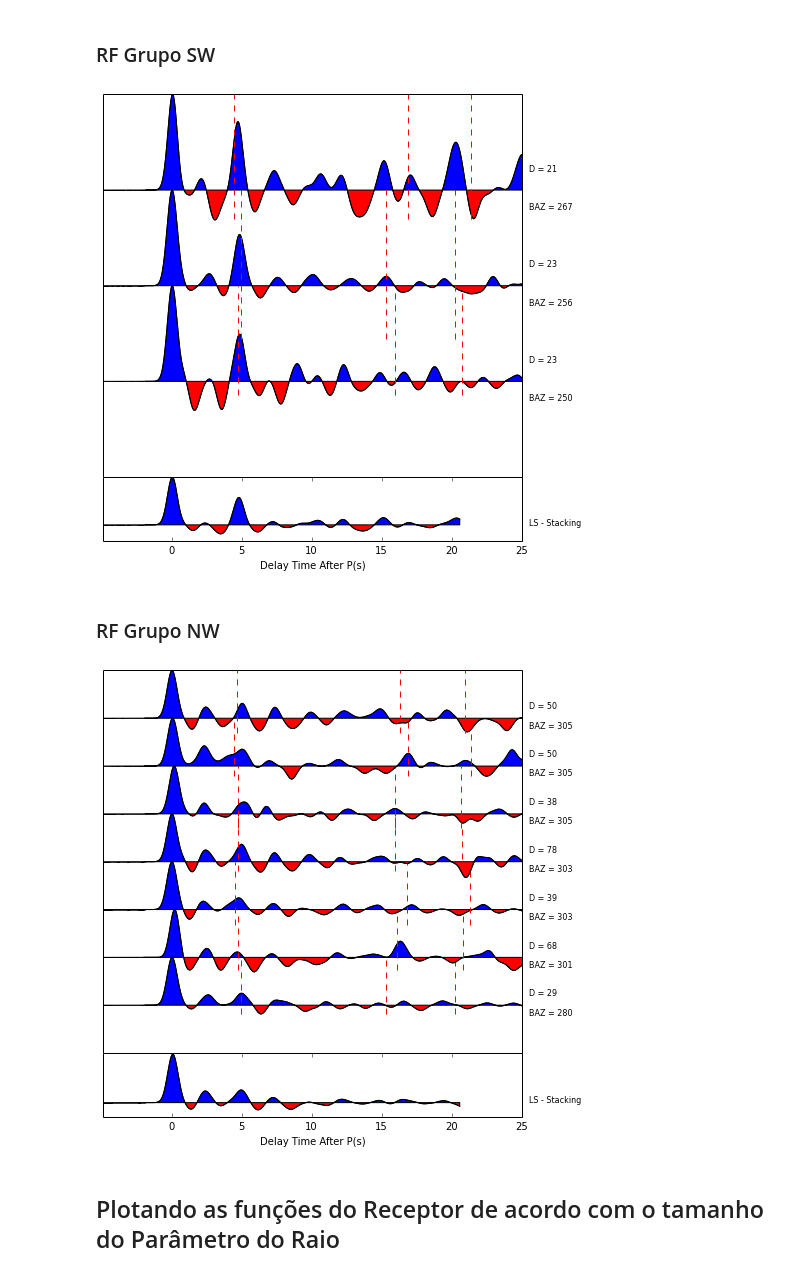
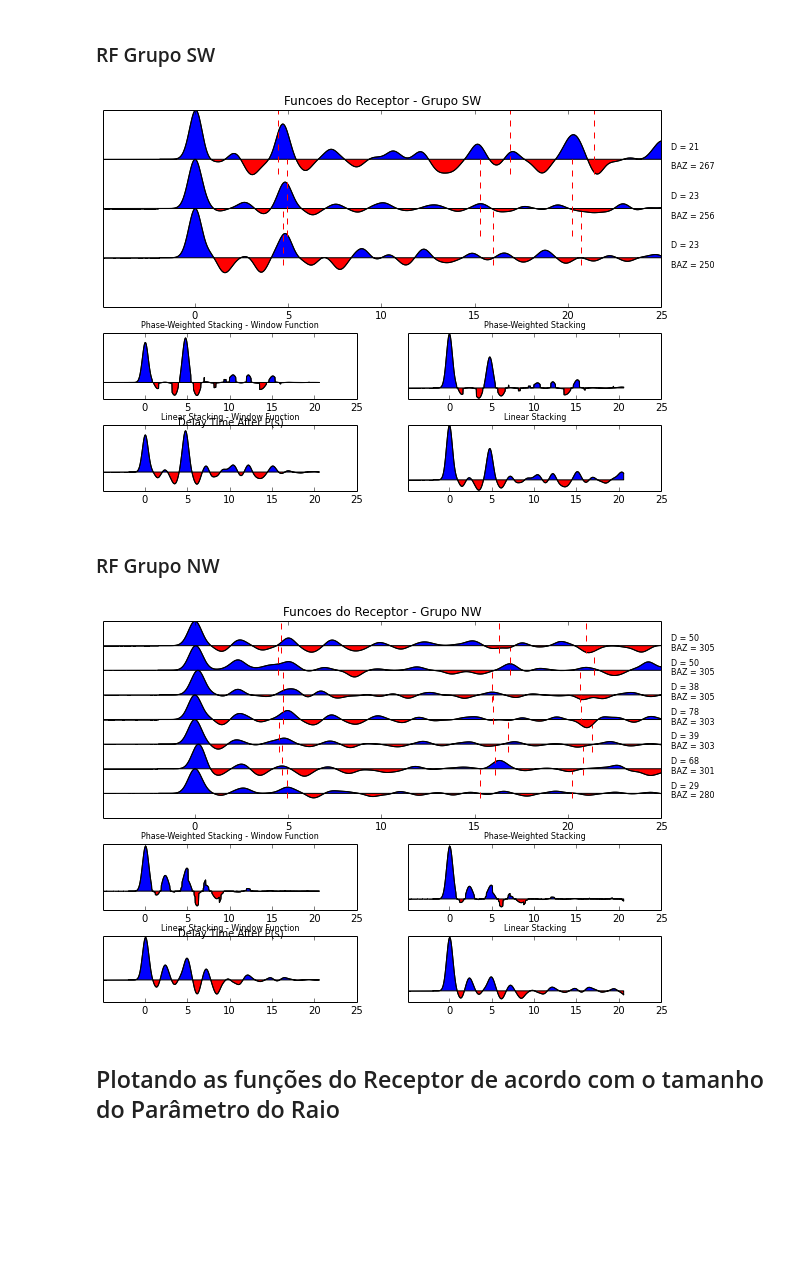
Before and after one commit to dIOGOLOC/projeto_mestrado, a Jupyter notebook: plotagem_funcao_receptor.ipynb, the cells around one changed output. Saved outputs shown, nothing was run; the diff lists cells and outputs as text; code cells hidden in the pictures; blank space fills up the shorter version.

Commit message:
Finalizando as funções do Receptor com a automatização e a plotagem dos Empilhamentos Linear, Linear com Janelamento, Ponderado na Fase e Ponderado na Fase com janelamento.

```diff
--- a/plotagem_funcao_receptor.ipynb
+++ b/plotagem_funcao_receptor.ipynb
@@ -99,15 +100,15 @@ dados=np.genfromtxt('/home/diogo/projeto/process_antigo/' + STA + '/hkstack/tPs_
 Calculando o linear stack(LS) e o Phase-weighted stack(PWS), <i> Schimmel and Paulssen (1997)</i>:
 # %%
 STdados = {'stR':[],'dataR':[],'stT':[],'dataT':[],'time':[],'orglist':[],'gcarc': [],'BAZ':[],'RP':[],
-           'ampli_min':[],'ampli_max':[],'tPpPs':[],'tPsPs':[],'data1024':[],'phase':[],'phase_stack':[],'LS':[],'PWS':[],'stack_time':[]}
+           'ampli_min':[],'ampli_max':[],'tPpPs':[],'tPsPs':[],'data1024':[],'data1024_window':[],'phase':[],'phase_stack':[],'phase_window':[],'LS':[],'LS_window':[],'phase_stack_window':[],'PWS':[],'PWS_window':[],'stack_time':[]}
 # %%
 STdados['stR'] = obspy.read('ON*0.sac')
 STdados['stR'].normalize()
 STdados['dataR'] = [i.data for i in STdados['stR']]
-STdados['stT'] = obspy.read('*t.sac')
-STdados['dataT'] = [i.data for i in STdados['stT']]
+#STdados['stT'] = obspy.read('*t.sac')
+#STdados['dataT'] = [i.data for i in STdados['stT']]
 STdados['timeR'] = [i.times() for i in STdados['stR']]
-STdados['timeT'] = [i.times() for i in STdados['stT']]
+#STdados['timeT'] = [i.times() for i in STdados['stT']]
 STdados['gcarc'] = [format(i.stats.sac.gcarc,'.0f') for i in STdados['stR']]
 STdados['BAZ'] = [format(i.stats.sac.baz,'.0f') for i in STdados['stR']]
 STdados['RP'] = [format(i.stats.sac.user8,'.5f') for i in STdados['stR']]
@@ -118,11 +119,17 @@ STdados['tPsPs'] = np.array(dados[:,3])
 STdados['stack_time'] = np.resize(STdados['timeR'][0],(1024))
 for k,i in enumerate(STdados['dataR']):
             STdados['data1024'].append(np.resize(i,(1024)))
+STdados['data1024_window'] = STdados['data1024']*signal.triang(len(a))
 STdados['LS'] = (np.array(STdados['data1024']).sum(axis=0)/len(STdados['data1024']))
 STdados['phase'] = np.array([(fftpack.dct(i)) for i in STdados['data1024']])
 STdados['phase'] = phase=np.array([np.arctan(np.real(i)/np.imag(i)) for i in STdados['data1024']])
 STdados['phase_stack'] = np.array((STdados['phase']).sum(axis=0)/len(STdados['phase']))
 STdados['PWS']= STdados['LS']*(np.power(STdados['phase_stack'],2))
+STdados['LS_window'] = (np.array(STdados['data1024_window']).sum(axis=0)/len(STdados['data1024_window']))
+STdados['phase_window'] = np.array([(fftpack.dct(i)) for i in STdados['data1024_window']])
+STdados['phase_window'] = phase=np.array([np.arctan(np.real(i)/np.imag(i)) for i in STdados['data1024_window']])
+STdados['phase_stack_window'] = np.array((STdados['phase_window']).sum(axis=0)/len(STdados['phase']))
+STdados['PWS_window']= STdados['LS_window']*(np.power(STdados['phase_stack_window'],2))
 for i in xrange(len(STdados['stT'])):
     STdados['ampli_min'].append(min(STdados['dataR'][i]))
 for i in xrange(len(STdados['stT'])):
@@ -159,14 +136,0 @@ plt.plot(STdados['stack_time']-5,c,'-g')
-# %%
-T = STdados['stR'][1].stats.delta
-b = (np.array(fftpack.dct(a)))
-bT = (np.array(fftpack.dct(c)))
-#b = b[0]
-#bT = bT[0]
-power = 2
-xf = fftfreq(N, d=T)
-phase=np.arctan(np.real(b)/np.imag(b))
-phaseT=np.arctan(np.real(bT)/np.imag(b))
-
-PWS = np.multiply(a,np.exp(phase))
-PWST = np.multiply(c,np.exp(phaseT))
-PWS_time = STdados['stack_time']
@@ -255,10 +139,10 @@ plt.plot(STdados['stack_time']-5,ibt,'-b')
 # %% [markdown]
 <h4>Criando um dicionário para armazenar as variáveis para os diferentes grupos de eventos:</h4>
 # %%
-RFdados = {'NE':{'lista':[],'sacR':[],'sacT':[],'orglist':[],'BAZ':[],'gcarc':[],'RP':[],'timeR':[],'dataR':[],'timeT':[],'dataT':[],'data1024R':[],'data1024T':[],'stack_time':[],'LS_stack':[],'ampli_min':[],'ampli_max':[]},
-           'SE':{'lista':[],'sacR':[],'sacT':[],'orglist':[],'BAZ':[],'gcarc':[],'RP':[],'timeR':[],'dataR':[],'timeT':[],'dataT':[],'data1024R':[],'data1024T':[],'stack_time':[],'LS_stack':[],'ampli_min':[],'ampli_max':[]},
-           'SW':{'lista':[],'sacR':[],'sacT':[],'orglist':[],'BAZ':[],'gcarc':[],'RP':[],'timeR':[],'dataR':[],'timeT':[],'dataT':[],'data1024R':[],'data1024T':[],'stack_time':[],'LS_stack':[],'ampli_min':[],'ampli_max':[]},
-           'NW':{'lista':[],'sacR':[],'sacT':[],'orglist':[],'BAZ':[],'gcarc':[],'RP':[],'timeR':[],'dataR':[],'timeT':[],'dataT':[],'data1024R':[],'data1024T':[],'stack_time':[],'LS_stack':[],'ampli_min':[],'ampli_max':[]}}
+RFdados = {'NE':{'lista':[],'sacR':[],'sacT':[],'orglist':[],'BAZ':[],'gcarc':[],'RP':[],'timeR':[],'dataR':[],'timeT':[],'dataT':[],'data1024R':[],'data1024T':[],'stack_time':[],'LS':[],'LS_window':[],'data1024R_window':[],'phase':[],'phase_stack':[],'PWS':[],'phase_window':[],'phase_stack_window':[],'PWS_window':[],'ampli_min':[],'ampli_max':[]},
+           'SE':{'lista':[],'sacR':[],'sacT':[],'orglist':[],'BAZ':[],'gcarc':[],'RP':[],'timeR':[],'dataR':[],'timeT':[],'dataT':[],'data1024R':[],'data1024T':[],'stack_time':[],'LS':[],'LS_window':[],'data1024R_window':[],'phase':[],'phase_stack':[],'PWS':[],'phase_window':[],'phase_stack_window':[],'PWS_window':[],'ampli_min':[],'ampli_max':[]},
+           'SW':{'lista':[],'sacR':[],'sacT':[],'orglist':[],'BAZ':[],'gcarc':[],'RP':[],'timeR':[],'dataR':[],'timeT':[],'dataT':[],'data1024R':[],'data1024T':[],'stack_time':[],'LS':[],'LS_window':[],'data1024R_window':[],'phase':[],'phase_stack':[],'PWS':[],'phase_window':[],'phase_stack_window':[],'PWS_window':[],'ampli_min':[],'ampli_max':[]},
+           'NW':{'lista':[],'sacR':[],'sacT':[],'orglist':[],'BAZ':[],'gcarc':[],'RP':[],'timeR':[],'dataR':[],'timeT':[],'dataT':[],'data1024R':[],'data1024T':[],'stack_time':[],'LS':[],'LS_window':[],'data1024R_window':[],'phase':[],'phase_stack':[],'PWS':[],'phase_window':[],'phase_stack_window':[],'PWS_window':[],'ampli_min':[],'ampli_max':[]}}
 # %%
 STRlist = []
 for root, dirs, files in os.walk('/home/diogo/projeto_mestrado/'):
@@ -381,15 +290,15 @@ TypeError: plot_receptor() takes exactly 16 arguments (15 given)
 # %% [markdown]
 <h3>RF Grupo SW</h3>
 # %%
-plot_receptor(RFdados['SW']['lista'],RFdados['SW']['orglist'],RFdados['SW']['timeR'],RFdados['SW']['dataR'],STdados['tPs'],STdados['tPpPs'],STdados['tPsPs'],RFdados['SW']['ampli_min'],RFdados['SW']['ampli_max'],RFdados['SW']['gcarc'],RFdados['SW']['BAZ'],RFdados['SW']['sacR'],RFdados['SW']['stack_time'],RFdados['SW']['stack'],'SW')
+plot_receptor(RFdados['SW']['lista'],RFdados['SW']['orglist'],RFdados['SW']['timeR'],RFdados['SW']['dataR'],STdados['tPs'],STdados['tPpPs'],STdados['tPsPs'],RFdados['SW']['ampli_min'],RFdados['SW']['ampli_max'],RFdados['SW']['gcarc'],RFdados['SW']['BAZ'],RFdados['SW']['sacR'],RFdados['SW']['stack_time'],RFdados['SW']['LS'],RFdados['SW']['LS_window'],RFdados['SW']['PWS'],RFdados['SW']['PWS_window'],'SW')
 # %% [output]
-[figure, old version]
+[figure, new version]
 # %% [markdown]
 <h3>RF Grupo NW</h3>
 # %%
-plot_receptor(RFdados['NW']['lista'],RFdados['NW']['orglist'],RFdados['NW']['timeR'],RFdados['NW']['dataR'],STdados['tPs'],STdados['tPpPs'],STdados['tPsPs'],RFdados['NW']['ampli_min'],RFdados['NW']['ampli_max'],RFdados['NW']['gcarc'],RFdados['NW']['BAZ'],RFdados['NW']['sacR'],RFdados['NW']['stack_time'],RFdados['NW']['stack'],'NW')
+plot_receptor(RFdados['NW']['lista'],RFdados['NW']['orglist'],RFdados['NW']['timeR'],RFdados['NW']['dataR'],STdados['tPs'],STdados['tPpPs'],STdados['tPsPs'],RFdados['NW']['ampli_min'],RFdados['NW']['ampli_max'],RFdados['NW']['gcarc'],RFdados['NW']['BAZ'],RFdados['NW']['sacR'],RFdados['NW']['stack_time'],RFdados['NW']['LS'],RFdados['NW']['LS_window'],RFdados['NW']['PWS'],RFdados['NW']['PWS_window'],'NW')
 # %% [output]
-[figure, old version]
+[figure, new version]
 # %% [markdown]
 <h2>Plotando as funções do Receptor de acordo com o tamanho do Parâmetro do Raio</h2>
 # %%
```
Also changed, not shown: parts of 18 cells of this notebook.
